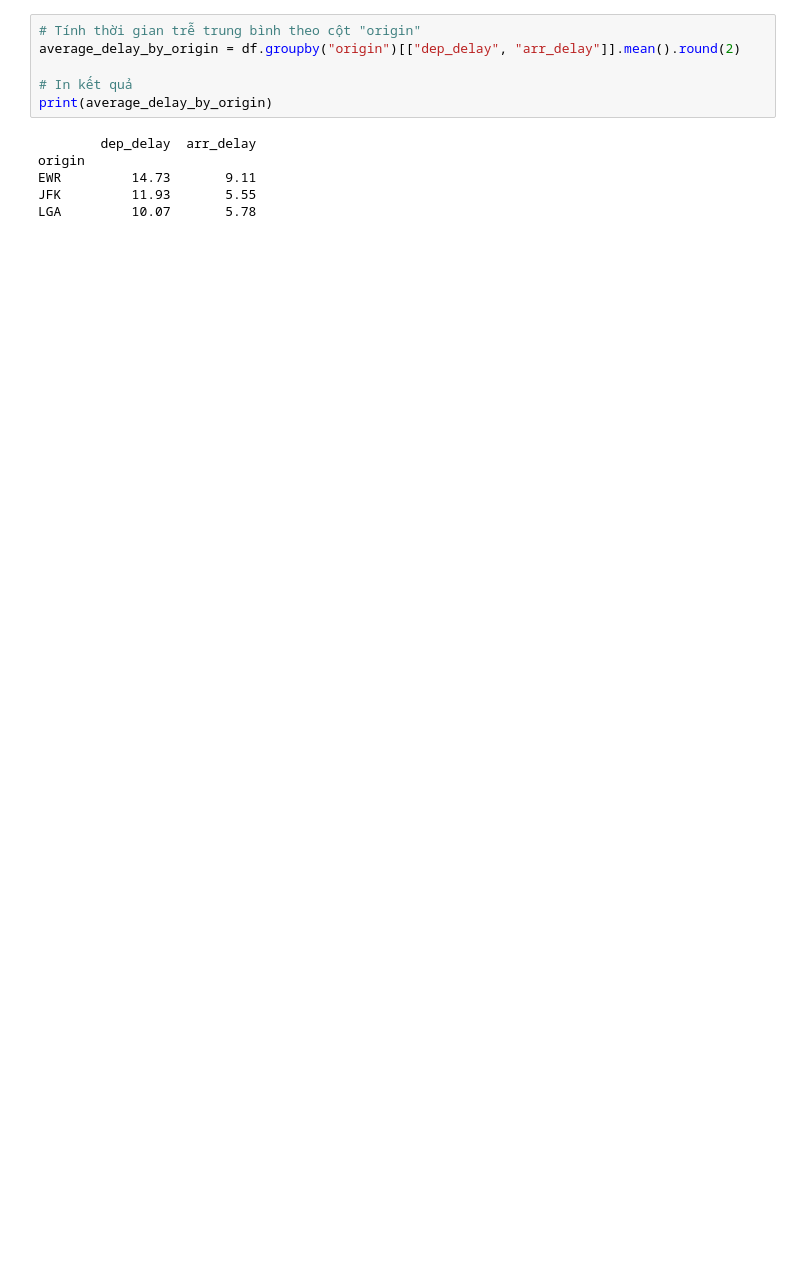
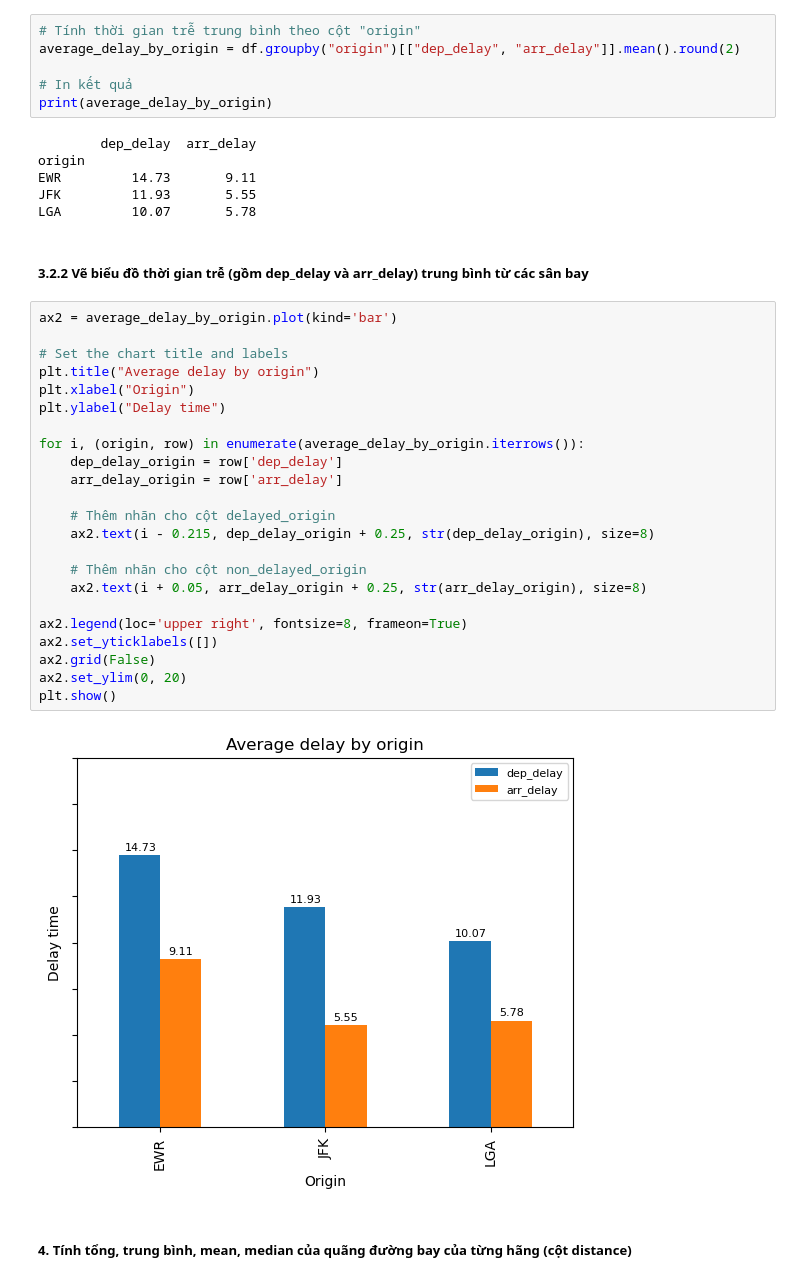
Before and after one commit to NoTimeToDie-debug/DA12-Tuan7-NguyenCatDat, a Jupyter notebook: DA12-Tuan_7-Nguyen_Cat_Dat.ipynb, the cells around one changed output. Saved outputs shown, nothing was run; the diff lists cells and outputs as text; blank space fills up the shorter version.

```diff
--- a/DA12-Tuan_7-Nguyen_Cat_Dat.ipynb
+++ b/DA12-Tuan_7-Nguyen_Cat_Dat.ipynb
@@ -292,3 +334,33 @@ origin
 EWR         14.73       9.11
 JFK         11.93       5.55
 LGA         10.07       5.78
+# %% [markdown]
+
+##### 3.2.2 Vẽ biểu đồ thời gian trễ (gồm dep_delay và arr_delay) trung bình từ các sân bay
+# %%
+ax2 = average_delay_by_origin.plot(kind='bar')
+
+# Set the chart title and labels
+plt.title("Average delay by origin")
+plt.xlabel("Origin")
+plt.ylabel("Delay time")
+
+for i, (origin, row) in enumerate(average_delay_by_origin.iterrows()):
+    dep_delay_origin = row['dep_delay']
+    arr_delay_origin = row['arr_delay']
+
+    # Thêm nhãn cho cột delayed_origin
+    ax2.text(i - 0.215, dep_delay_origin + 0.25, str(dep_delay_origin), size=8)
+
+    # Thêm nhãn cho cột non_delayed_origin
+    ax2.text(i + 0.05, arr_delay_origin + 0.25, str(arr_delay_origin), size=8)
+
+ax2.legend(loc='upper right', fontsize=8, frameon=True)
+ax2.set_yticklabels([])
+ax2.grid(False)
+ax2.set_ylim(0, 20)
+plt.show()
+# %% [output]
+[figure, added]
+# %% [markdown]
+##### 4. Tính tổng, trung bình, mean, median của quãng đường bay của từng hãng (cột distance)
```
Also changed, not shown: parts of 16 cells of this notebook.
